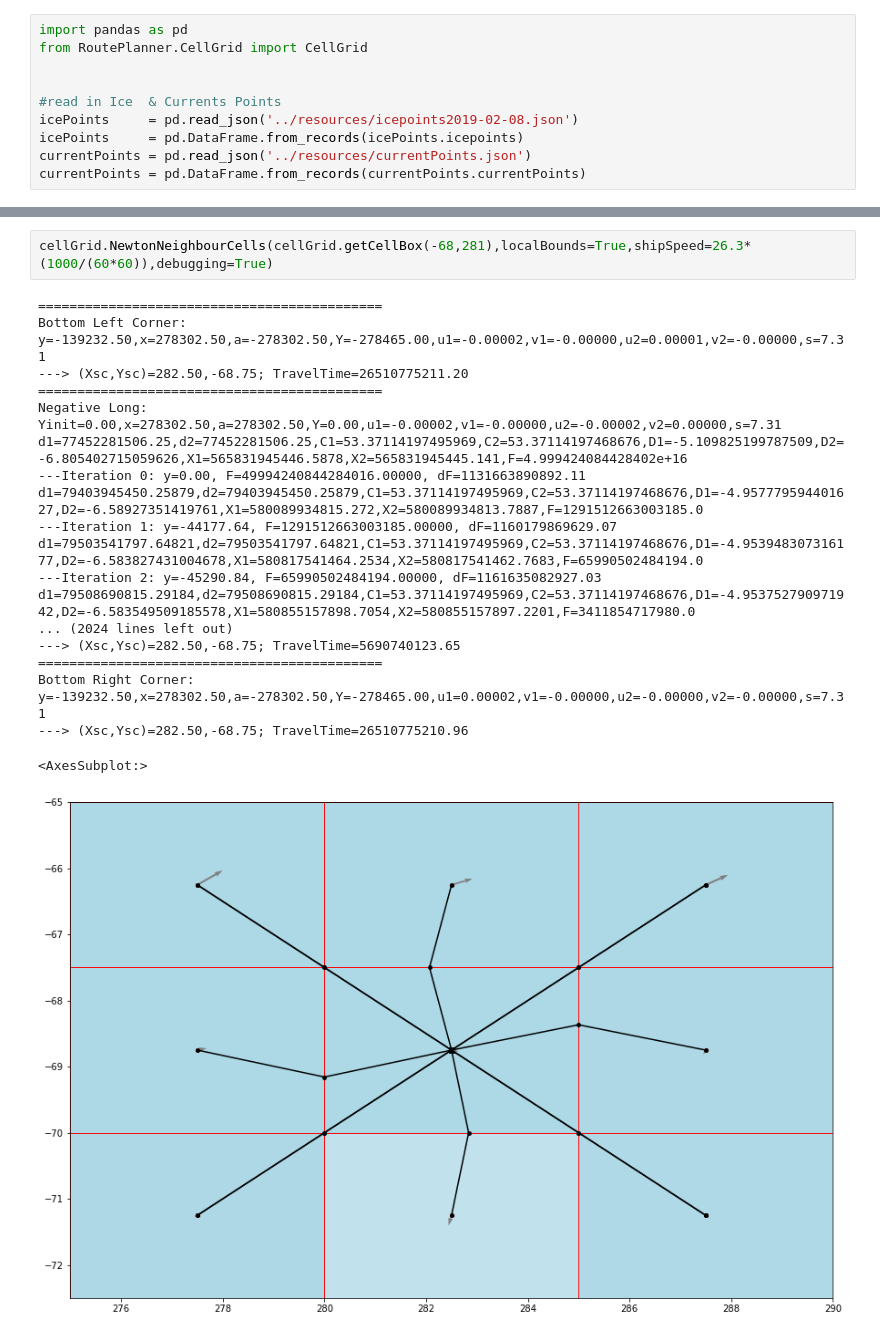
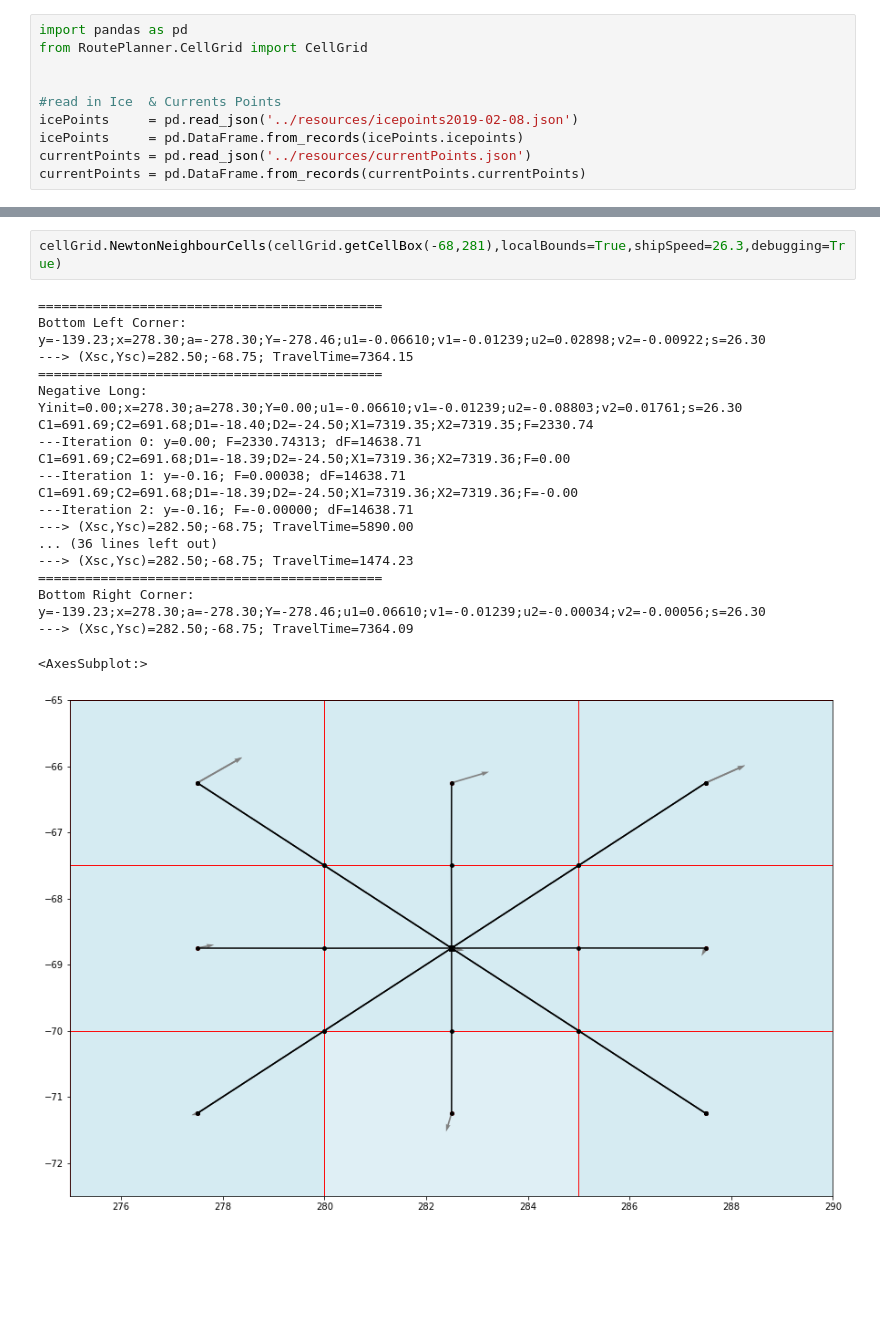
Before and after one commit to antarctica/PolarRoute, a Jupyter notebook: Examples/NewtonSplit_Test.ipynb, the cells around one changed output, grey strips where cells are left out. Drawn from its saved outputs; the diff is of its cells as text; blank space fills up the shorter version.

```diff
--- a/Examples/NewtonSplit_Test.ipynb
+++ b/Examples/NewtonSplit_Test.ipynb
@@ -65,22 +48,22 @@ Bottom Right Corner: y=-139232.50,x=278302.50,a=-278302.50,Y=-278465.00,u1=0.000
 # %%
-cellGrid.NewtonNeighbourCells(cellGrid.getCellBox(-68,281),localBounds=True,shipSpeed=26.3*(1000/(60*60)),debugging=True)
+cellGrid.NewtonNeighbourCells(cellGrid.getCellBox(-68,281),localBounds=True,shipSpeed=26.3,debugging=True)
 # %% [output]
 ============================================
-Bottom Left Corner: y=-139232.50,x=278302.50,a=-278302.50,Y=-278465.00,u1=-0.00002,v1=-0.00000,u2=0.00001,v2=-0.00000,s=7.31
----> (Xsc,Ysc)=282.50,-68.75; TravelTime=26510775211.20
+Bottom Left Corner: y=-139.23;x=278.30;a=-278.30;Y=-278.46;u1=-0.06610;v1=-0.01239;u2=0.02898;v2=-0.00922;s=26.30
+---> (Xsc,Ysc)=282.50;-68.75; TravelTime=7364.15
 ============================================
-Negative Long: Yinit=0.00,x=278302.50,a=278302.50,Y=0.00,u1=-0.00002,v1=-0.00000,u2=-0.00002,v2=0.00000,s=7.31
-d1=77452281506.25,d2=77452281506.25,C1=53.37114197495969,C2=53.37114197468676,D1=-5.109825199787509,D2=-6.805402715059626,X1=565831945446.5878,X2=565831945445.141,F=4.999424084428402e+16
----Iteration 0: y=0.00, F=49994240844284016.00000, dF=1131663890892.11
-d1=79403945450.25879,d2=79403945450.25879,C1=53.37114197495969,C2=53.37114197468676,D1=-4.957779594401627,D2=-6.58927351419761,X1=580089934815.272,X2=580089934813.7887,F=1291512663003185.0
----Iteration 1: y=-44177.64, F=1291512663003185.00000, dF=1160179869629.07
-d1=79503541797.64821,d2=79503541797.64821,C1=53.37114197495969,C2=53.37114197468676,D1=-4.953948307316177,D2=-6.583827431004678,X1=580817541464.2534,X2=580817541462.7683,F=65990502484194.0
----Iteration 2: y=-45290.84, F=65990502484194.00000, dF=1161635082927.03
-d1=79508690815.29184,d2=79508690815.29184,C1=53.37114197495969,C2=53.37114197468676,D1=-4.953752790971942,D2=-6.583549509185578,X1=580855157898.7054,X2=580855157897.2201,F=3411854717980.0
-... (2024 lines left out)
----> (Xsc,Ysc)=282.50,-68.75; TravelTime=5690740123.65
+Negative Long: Yinit=0.00;x=278.30;a=278.30;Y=0.00;u1=-0.06610;v1=-0.01239;u2=-0.08803;v2=0.01761;s=26.30
+C1=691.69;C2=691.68;D1=-18.40;D2=-24.50;X1=7319.35;X2=7319.35;F=2330.74
+---Iteration 0: y=0.00; F=2330.74313; dF=14638.71
+C1=691.69;C2=691.68;D1=-18.39;D2=-24.50;X1=7319.36;X2=7319.36;F=0.00
+---Iteration 1: y=-0.16; F=0.00038; dF=14638.71
+C1=691.69;C2=691.68;D1=-18.39;D2=-24.50;X1=7319.36;X2=7319.36;F=-0.00
+---Iteration 2: y=-0.16; F=-0.00000; dF=14638.71
+---> (Xsc,Ysc)=282.50;-68.75; TravelTime=5890.00
+... (36 lines left out)
+---> (Xsc,Ysc)=282.50;-68.75; TravelTime=1474.23
 ============================================
-Bottom Right Corner: y=-139232.50,x=278302.50,a=-278302.50,Y=-278465.00,u1=0.00002,v1=-0.00000,u2=-0.00000,v2=-0.00000,s=7.31
----> (Xsc,Ysc)=282.50,-68.75; TravelTime=26510775210.96
+Bottom Right Corner: y=-139.23;x=278.30;a=-278.30;Y=-278.46;u1=0.06610;v1=-0.01239;u2=-0.00034;v2=-0.00056;s=26.30
+---> (Xsc,Ysc)=282.50;-68.75; TravelTime=7364.09
 <AxesSubplot:>
-[figure, old version]
+[figure, new version]
```
Also changed, not shown: parts of 2 cells of this notebook, 9 other files.
